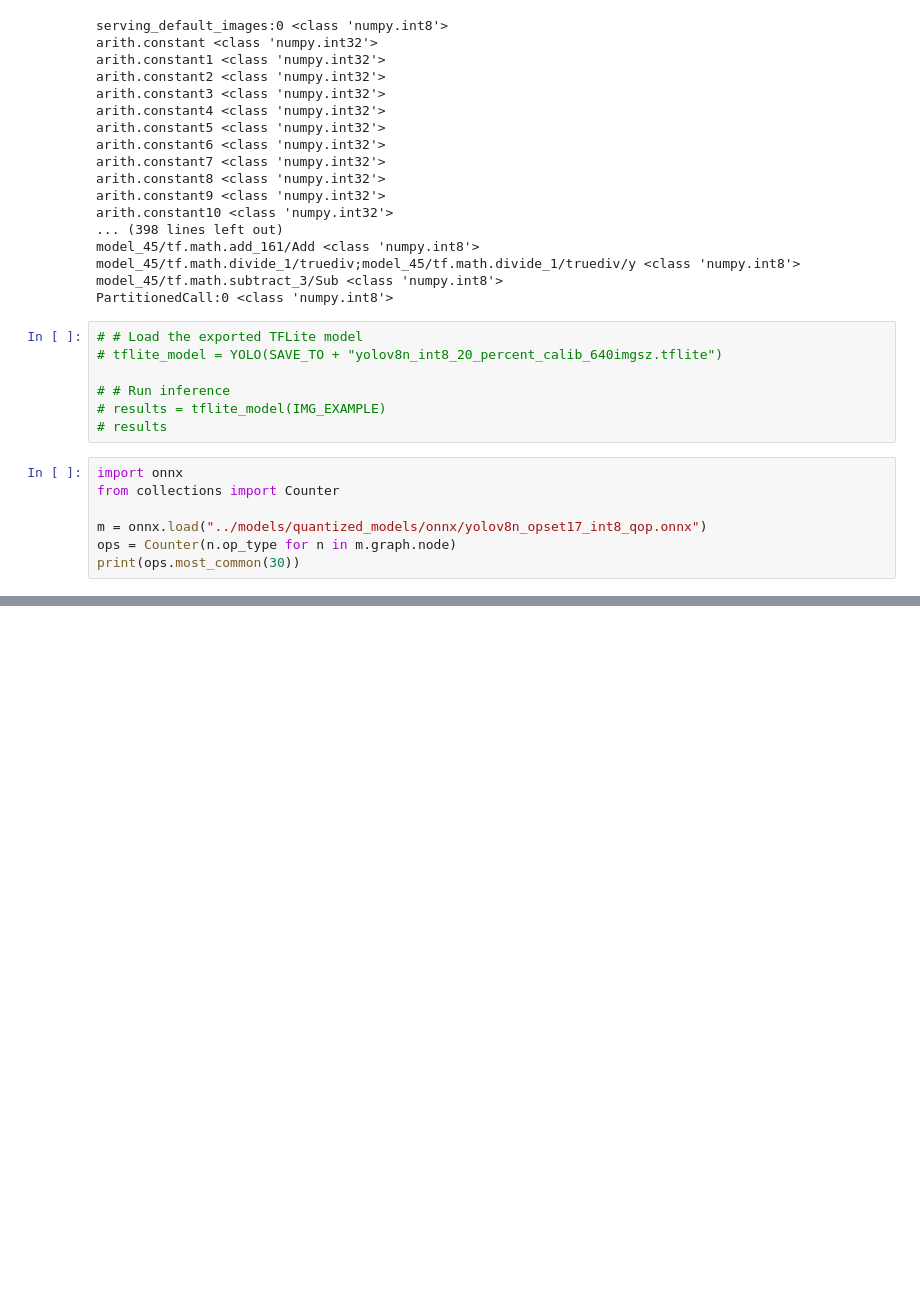
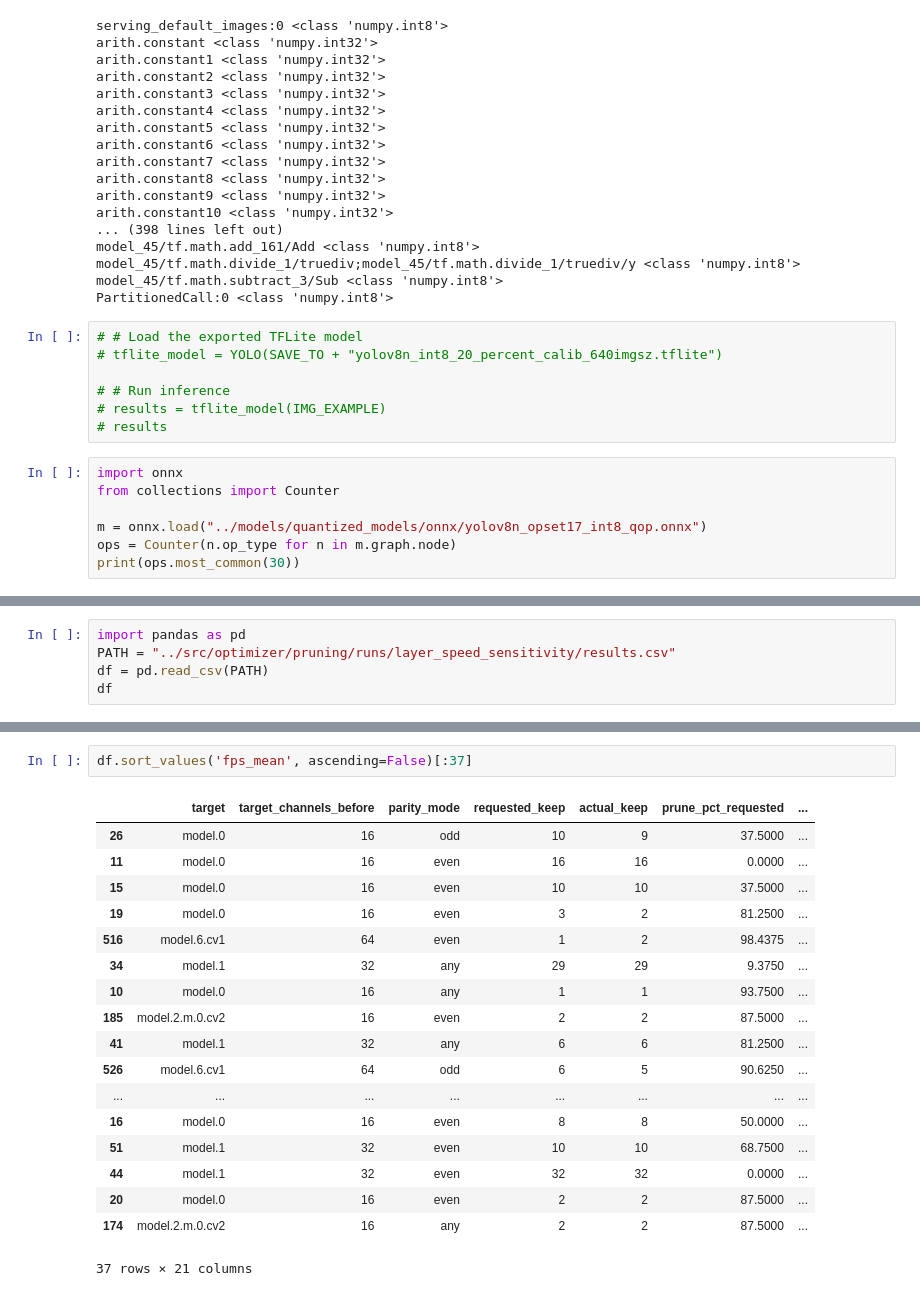
Before and after one commit to HelBuk/Thesis_Compiler_Aware_Model_Optimization_2026, a Jupyter notebook: thesis2026-project/notebooks/research_notebook.ipynb, the cells around one changed output, grey strips where cells are left out. Drawn from its saved outputs; the diff is of its cells as text; blank space fills up the shorter version.

```diff
--- a/thesis2026-project/notebooks/research_notebook.ipynb
+++ b/thesis2026-project/notebooks/research_notebook.ipynb
@@ -445,0 +1139,5 @@ print(ops.most_common(30))
+# %%
+import pandas as pd
+PATH = "../src/optimizer/pruning/runs/layer_speed_sensitivity/results.csv"
+df = pd.read_csv(PATH)
+df
@@ -445,0 +1158,21 @@ print(ops.most_common(30))
+# %%
+df.sort_values('fps_mean', ascending=False)[:37]
+# %% [output]
+|  | target | target_channels_before | parity_mode | requested_keep | actual_keep | prune_pct_requested | ... |
+| 26 | model.0 | 16 | odd | 10 | 9 | 37.5000 | ... |
+| 11 | model.0 | 16 | even | 16 | 16 | 0.0000 | ... |
+| 15 | model.0 | 16 | even | 10 | 10 | 37.5000 | ... |
+| 19 | model.0 | 16 | even | 3 | 2 | 81.2500 | ... |
+| 516 | model.6.cv1 | 64 | even | 1 | 2 | 98.4375 | ... |
+| 34 | model.1 | 32 | any | 29 | 29 | 9.3750 | ... |
+| 10 | model.0 | 16 | any | 1 | 1 | 93.7500 | ... |
+| 185 | model.2.m.0.cv2 | 16 | even | 2 | 2 | 87.5000 | ... |
+| 41 | model.1 | 32 | any | 6 | 6 | 81.2500 | ... |
+| 526 | model.6.cv1 | 64 | odd | 6 | 5 | 90.6250 | ... |
+| ... | ... | ... | ... | ... | ... | ... | ... |
+| 16 | model.0 | 16 | even | 8 | 8 | 50.0000 | ... |
+| 51 | model.1 | 32 | even | 10 | 10 | 68.7500 | ... |
+| 44 | model.1 | 32 | even | 32 | 32 | 0.0000 | ... |
+| 20 | model.0 | 16 | even | 2 | 2 | 87.5000 | ... |
+| 174 | model.2.m.0.cv2 | 16 | any | 2 | 2 | 87.5000 | ... |
+37 rows × 21 columns
```
Also changed, not shown: parts of 28 cells of this notebook, 7 other files.
